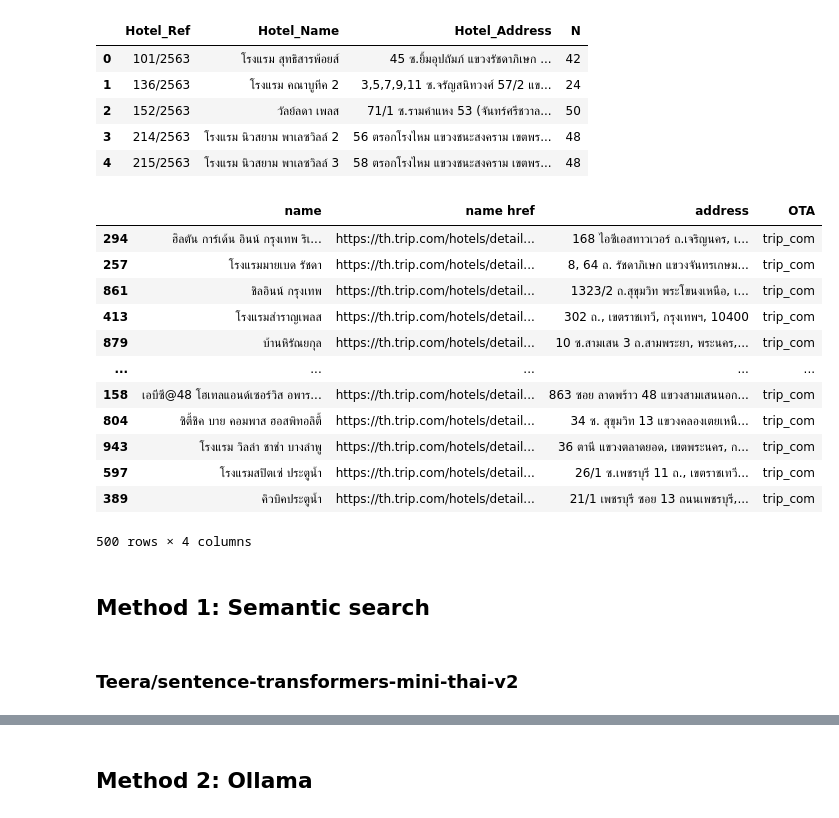
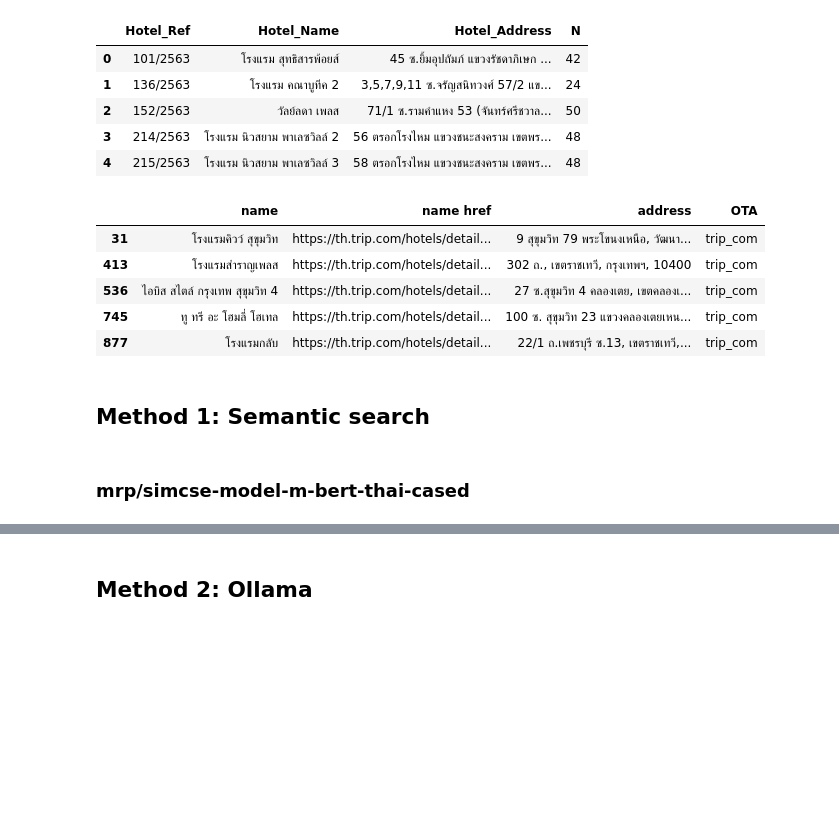
Before and after one commit to Thanrada2024/illegal_accommodation, a Jupyter notebook: DS_task.ipynb, the cells around one changed output, grey strips where cells are left out. Saved outputs shown, nothing was run; the diff lists cells and outputs as text; code cells hidden in the pictures; blank space fills up the shorter version.

```diff
--- a/DS_task.ipynb
+++ b/DS_task.ipynb
@@ -128,32 +131,25 @@ hotel.head()
 # %%
 trip_com = pd.read_csv('https://raw.githubusercontent.com/Thanrada2024/illegal_accommodation/refs/heads/main/OTA/trip_com_bkk.csv')[['name','name href','address']].dropna()
 trip_com['OTA'] = 'trip_com'
 
 booking_com = pd.read_csv('https://raw.githubusercontent.com/Thanrada2024/illegal_accommodation/main/OTA/booking_com_bkk_with_addr.csv', engine='python')[['name href','name','address']].dropna()
 booking_com['OTA'] = 'booking_com'
 
 # รวมสอง DataFrame เข้าด้วยกัน
 # OTA_df = pd.concat([trip_com, booking_com], ignore_index=True)
-OTA_df = pd.concat([trip_com], ignore_index=True).sample(500)
-OTA_df
+OTA_df = pd.concat([trip_com], ignore_index=True).sample(500,random_state=42)
+OTA_df.head()
 # %% [output]
 |  | name | name href | address | OTA |
-| 294 | ฮิลตัน การ์เด้น อินน์ กรุงเทพ ริเ... | https://th.trip.com/hotels/detail... | 168 ไอซีเอสทาวเวอร์ ถ.เจริญนคร, เ... | trip_com |
-| 257 | โรงแรมมายเบด รัชดา | https://th.trip.com/hotels/detail... | 8, 64 ถ. รัชดาภิเษก แขวงจันทรเกษม... | trip_com |
-| 861 | ชิลอินน์ กรุงเทพ | https://th.trip.com/hotels/detail... | 1323/2 ถ.สุขุมวิท พระโขนงเหนือ, เ... | trip_com |
+| 31 | โรงแรมคิวว์ สุขุมวิท | https://th.trip.com/hotels/detail... | 9 สุขุมวิท 79 พระโขนงเหนือ, วัฒนา... | trip_com |
 | 413 | โรงแรมสำราญเพลส | https://th.trip.com/hotels/detail... | 302 ถ., เขตราชเทวี, กรุงเทพฯ, 10400 | trip_com |
-| 879 | บ้านหิรัณยกุล | https://th.trip.com/hotels/detail... | 10 ซ.สามเสน 3 ถ.สามพระยา, พระนคร,... | trip_com |
-| ... | ... | ... | ... | ... |
-| 158 | เอบีซี@48 โฮเทลแอนด์เซอร์วิส อพาร... | https://th.trip.com/hotels/detail... | 863 ซอย ลาดพร้าว 48 แขวงสามเสนนอก... | trip_com |
-| 804 | ซิตี้ชิค บาย คอมพาส ฮอสพิทอลิตี้ | https://th.trip.com/hotels/detail... | 34 ซ. สุขุมวิท 13 แขวงคลองเตยเหนื... | trip_com |
-| 943 | โรงแรม วิลล่า ชาช่า บางลำพู | https://th.trip.com/hotels/detail... | 36 ตานี แขวงตลาดยอด, เขตพระนคร, ก... | trip_com |
-| 597 | โรงแรมสปิตเซ่ ประตูน้ำ | https://th.trip.com/hotels/detail... | 26/1 ซ.เพชรบุรี 11 ถ., เขตราชเทวี... | trip_com |
-| 389 | คิวบิคประตูน้ำ | https://th.trip.com/hotels/detail... | 21/1 เพชรบุรี ซอย 13 ถนนเพชรบุรี,... | trip_com |
+| 536 | ไอบิส สไตล์ กรุงเทพ สุขุมวิท 4 | https://th.trip.com/hotels/detail... | 27 ซ.สุขุมวิท 4 คลองเตย, เขตคลองเ... | trip_com |
+| 745 | ทู ทรี อะ โฮมลี่ โฮเทล | https://th.trip.com/hotels/detail... | 100 ซ. สุขุมวิท 23 แขวงคลองเตยเหน... | trip_com |
+| 877 | โรงแรมกลับ | https://th.trip.com/hotels/detail... | 22/1 ถ.เพชรบุรี ซ.13, เขตราชเทวี,... | trip_com |
-500 rows × 4 columns
 # %% [markdown]
 ## Method 1: Semantic search
 # %% [markdown]
-### Teera/sentence-transformers-mini-thai-v2
+### mrp/simcse-model-m-bert-thai-cased
 # %%
 # ---------- ตั้งค่า (from 614a1f16) ----------
 import re, unicodedata
```
Also changed, not shown: parts of 13 cells of this notebook.
